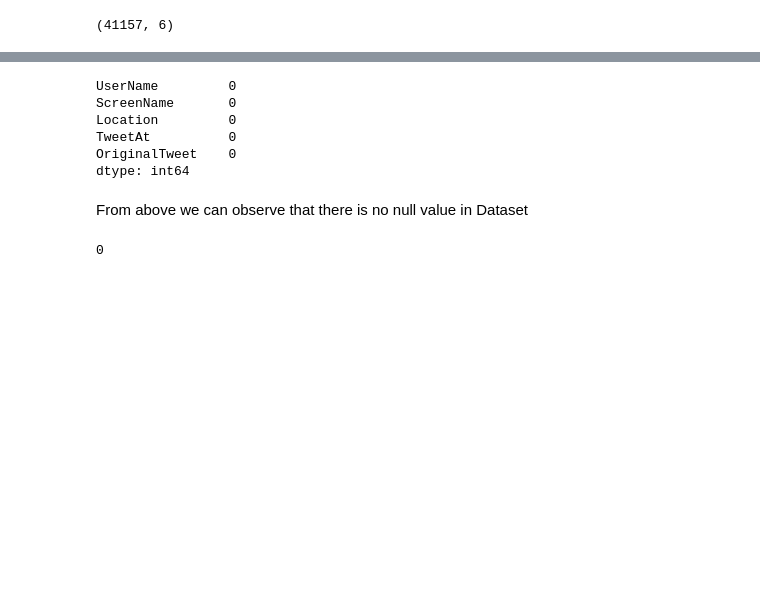
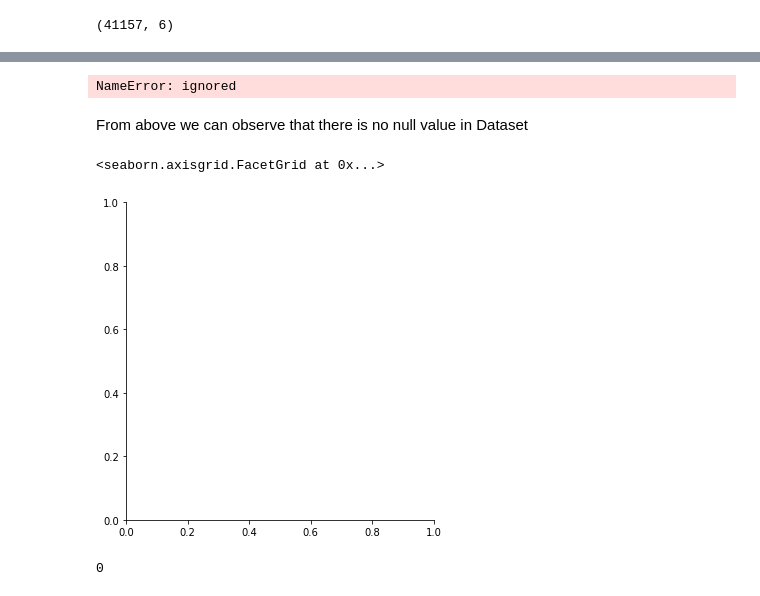
Before and after one commit to KapilNarayanSingh/Coronavirus-Tweet-Sentiment-Analysis, a Jupyter notebook: Coronavirus_Tweet_Sentiment_Analysis.ipynb, the cells around one changed output, grey strips where cells are left out. Drawn from its saved outputs; the diff is of its cells as text; code cells hidden in the pictures; blank space fills up the shorter version.

```diff
--- a/Coronavirus_Tweet_Sentiment_Analysis.ipynb
+++ b/Coronavirus_Tweet_Sentiment_Analysis.ipynb
@@ -70,14 +79,14 @@ new_data["Location"].fillna(new_data['Location'].mode().iloc[0],inplace=True)
 # %%
-new_data.isna().sum().sort_values(ascending = False).head()
+clean_data.isna().sum().sort_values(ascending = False).head()
 # %% [output]
-UserName         0
-ScreenName       0
-Location         0
-TweetAt          0
-OriginalTweet    0
-dtype: int64
+NameError: ignored
 # %% [markdown]
 From above we can observe that there is no null value in Dataset
+# %%
+sns.displot()
+# %% [output]
+<seaborn.axisgrid.FacetGrid at 0x...>
+[figure, added]
 # %%
 #Duplicate value
 new_data.duplicated().sum()
```
Also changed, not shown: parts of 16 cells of this notebook.
